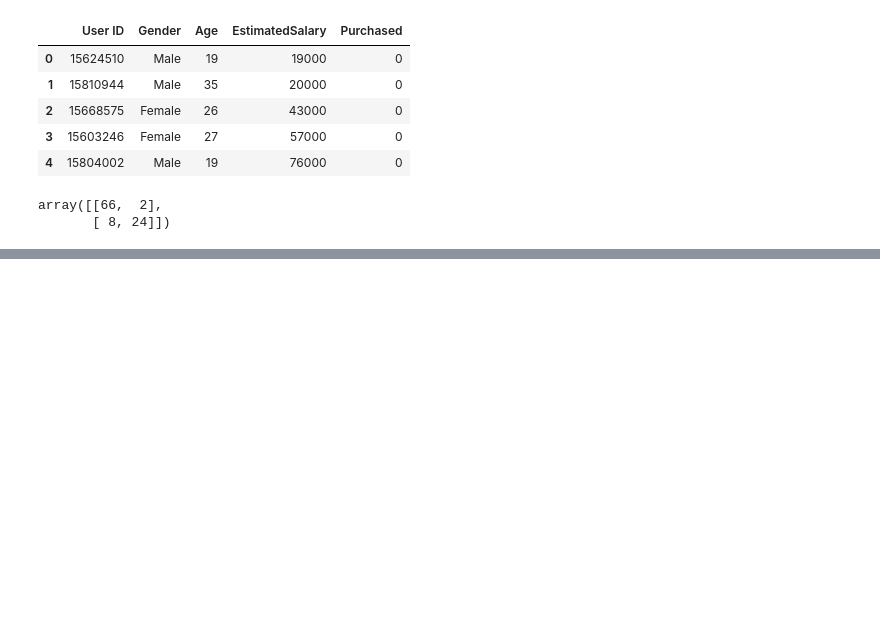
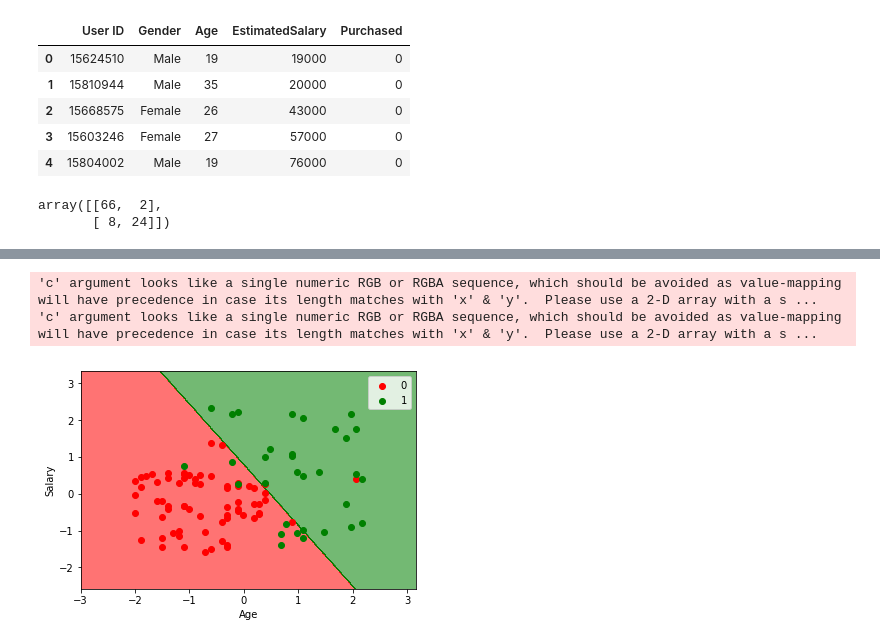
Before and after one commit to kritish-dhaubanjar/machine-learning, a Jupyter notebook: 007_SVM.ipynb, the cells around one changed output, grey strips where cells are left out. Drawn from its saved outputs; the diff is of its cells as text; code cells hidden in the pictures; blank space fills up the shorter version.

```diff
--- a/007_SVM.ipynb
+++ b/007_SVM.ipynb
@@ -45,0 +54,16 @@ for i, j in enumerate(np.unique(Y_set)):
+# %%
+from matplotlib.colors import ListedColormap
+X_set, Y_set = X_test, Y_test
+X1, X2 = np.meshgrid(np.arange(min(X_set[:,0])-1,max(X_set[:,0])+1,0.01),
+                     np.arange(min(X_set[:,1])-1,max(X_set[:,1])+1,0.01))
+plot.contourf(X1, X2, classifier.predict(np.array([X1.ravel(),X2.ravel()]).T).reshape(X1.shape),alpha=0.55, cmap=ListedColormap(('red','green')))
+for i, j in enumerate(np.unique(Y_set)):
+    plot.scatter(X_set[Y_set==j,0], X_set[Y_set==j,1],c=ListedColormap(('red', 'green'))(i),label=j)
+plot.legend()
+plot.xlabel('Age')
+plot.ylabel('Salary')
+plot.show()
+# %% [output]
+'c' argument looks like a single numeric RGB or RGBA sequence, which should be avoided as value-mapping will have precedence in case its length matches with 'x' & 'y'.  Please use a 2-D array with a s ...
+'c' argument looks like a single numeric RGB or RGBA sequence, which should be avoided as value-mapping will have precedence in case its length matches with 'x' & 'y'.  Please use a 2-D array with a s ...
+[figure, added]
```
Also changed, not shown: parts of 1 cell of this notebook.
